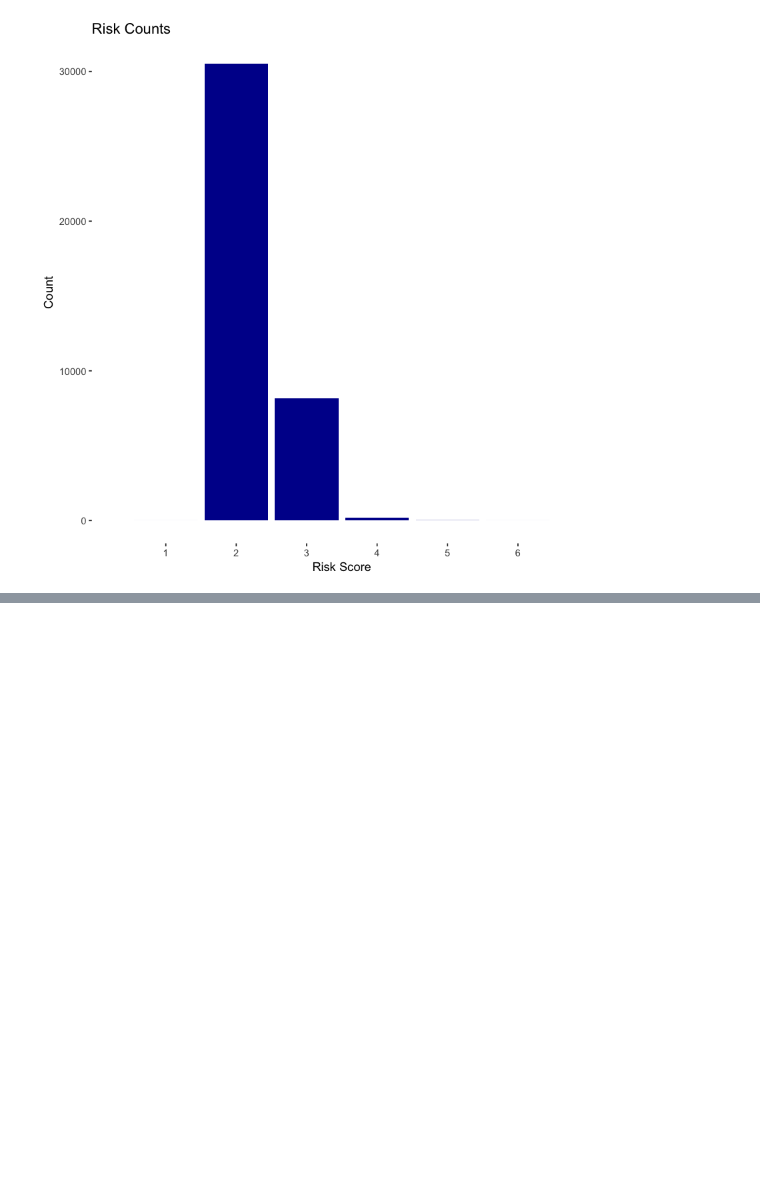
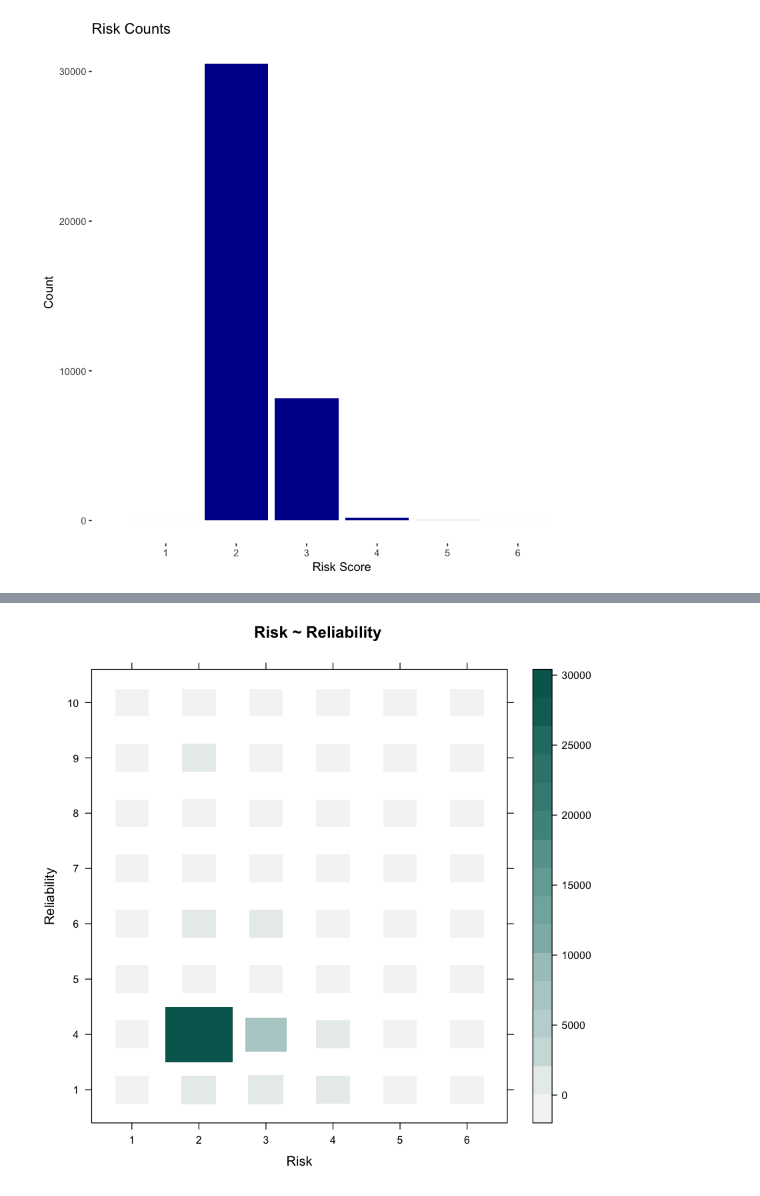
Before and after one commit to hatityechindove/Analysis-Tool-Box-Demo, a Jupyter notebook: Labs/Lab 4/R/ip_reputation.ipynb, the cells around one changed output, grey strips where cells are left out. Drawn from its saved outputs; the diff is of its cells as text; code cells hidden in the pictures; blank space fills up the shorter version.

Commit message:
Added contigency table

```diff
--- a/Labs/Lab 4/R/ip_reputation.ipynb
+++ b/Labs/Lab 4/R/ip_reputation.ipynb
@@ -102,3 +102,5 @@ gg <- gg + theme(panel.grid=element_blank(), panel.background=element_blank())
 print(gg)
 # %% [output]
 [figure]
+# %%
+rr.tab <- xtabs(~Risk+Reliability, data=av)
@@ -104,0 +120,2 @@ print(gg)
+# %%
+rr.df = data.frame(table(av$Risk, av$Reliability))
@@ -104,0 +124,5 @@ print(gg)
+# %%
+levelplot(Freq~Risk*Reliability, data=rr.df, main="Risk ~ Reliability", ylab="Reliability", xlab="Risk",
+          shrink = c(0.5, 1),col.regions = colorRampPalette(c("#F5F5F5", "#01665E"))(20))
+# %% [output]
+[figure, added]
```
Also changed, not shown: parts of 9 cells of this notebook.
